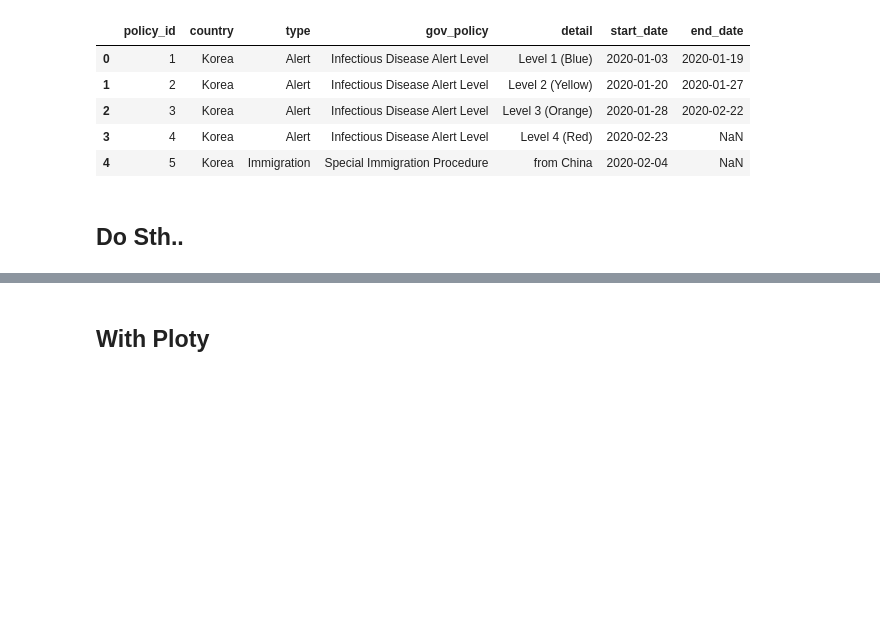
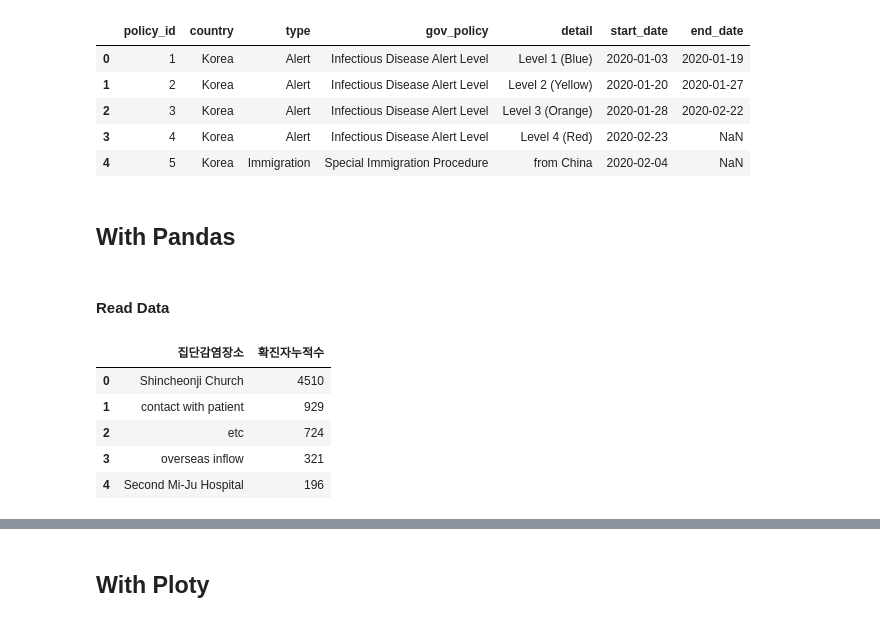
Before and after one commit to saitros/continuous_commit, a Jupyter notebook: Python/Visualization/Kor_COVID_19_Visualize.ipynb, the cells around one changed output, grey strips where cells are left out. Drawn from its saved outputs; the diff is of its cells as text; code cells hidden in the pictures; blank space fills up the shorter version.

```diff
--- a/Python/Visualization/Kor_COVID_19_Visualize.ipynb
+++ b/Python/Visualization/Kor_COVID_19_Visualize.ipynb
@@ -352,5 +354,27 @@ ex_df.head()
 | 2 | 3 | Korea | Alert | Infectious Disease Alert Level | Level 3 (Orange) | 2020-01-28 | 2020-02-22 |
 | 3 | 4 | Korea | Alert | Infectious Disease Alert Level | Level 4 (Red) | 2020-02-23 | NaN |
 | 4 | 5 | Korea | Immigration | Special Immigration Procedure | from China | 2020-02-04 | NaN |
-# %% [markdown]
-## Do Sth..
+# %% [markdown]
+## With Pandas
+# %% [markdown]
+#### Read Data
+# %%
+df_patientinfo = pd.read_csv('PatientInfo.csv')
+df_region = pd.read_csv('Region.csv')
+df_route = pd.read_csv('PatientRoute.csv')
+df_tp = pd.read_csv('TimeProvince.csv')
+df_case = pd.read_csv('Case.csv')
+df_time = pd.read_csv('Time.csv')
+# %%
+df_case.columns = ['환자번호','시도','군구','집단감염여부','집단감염장소','확진자누적수','위도','경도']
+# %%
+df_case_by_location = pd.DataFrame(df_case.groupby(['집단감염장소'])['확진자누적수'].max())
+df_case_by_location = df_case_by_location.sort_values(by=['확진자누적수'], ascending=False).reset_index()
+df_case_by_location.head()
+# %% [output]
+|  | 집단감염장소 | 확진자누적수 |
+| 0 | Shincheonji Church | 4510 |
+| 1 | contact with patient | 929 |
+| 2 | etc | 724 |
+| 3 | overseas inflow | 321 |
+| 4 | Second Mi-Ju Hospital | 196 |
```
Also changed, not shown: parts of 23 cells of this notebook.
